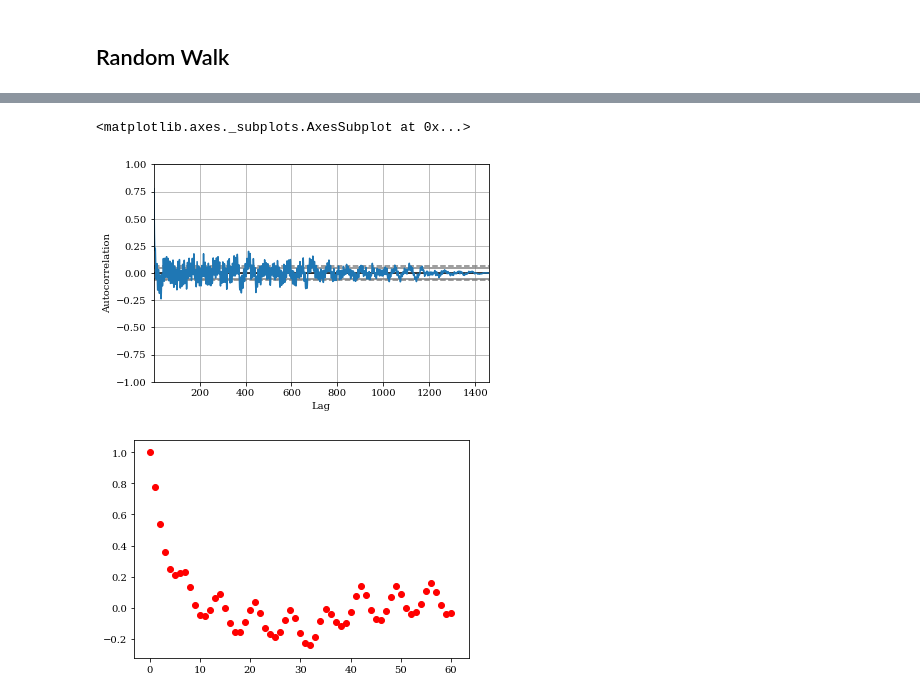
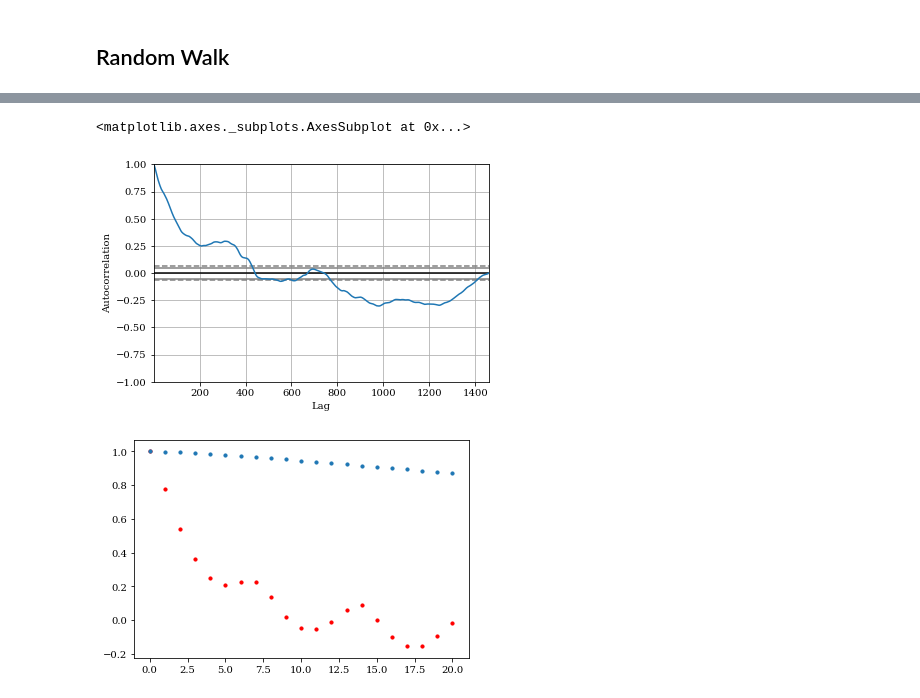
Before and after one commit to brawantonio/KGH-Research-Paper, a Jupyter notebook: Inferring Statistics - p-q Forecasting.ipynb, the cells around one changed output, grey strips where cells are left out. Drawn from its saved outputs; the diff is of its cells as text; code cells hidden in the pictures.

```diff
--- a/Inferring Statistics - p-q Forecasting.ipynb
+++ b/Inferring Statistics - p-q Forecasting.ipynb
@@ -209,14 +211,17 @@ plt.show()
 # %%
-pd.plotting.autocorrelation_plot(df['r_occupancy'])
+pd.plotting.autocorrelation_plot(df['s_occupancy'])
 # %% [output]
 <matplotlib.axes._subplots.AxesSubplot at 0x...>
-[figure, old version]
+[figure, new version]
 # %%
-lag = np.linspace(0,60, 61, dtype=int)
+days = 20
+lag = np.linspace(0,days, days+1, dtype=int)
 # %%
 for l in lag:
-    ac = df['r_occupancy'].autocorr(lag = l)
-    plt.scatter(l, ac, color='red')
+    ac_1 = df['r_occupancy'].autocorr(lag = l)
+    ac_2 = df['s_occupancy'].autocorr(lag=l)
+    plt.scatter(l, ac_1, color='red', s = 10)
+    plt.scatter(l, ac_2, color='C0', s = 10)
 plt.show()
 # %% [output]
-[figure, old version]
+[figure, new version]
```
Also changed, not shown: parts of 3 cells of this notebook, 21 other files.
